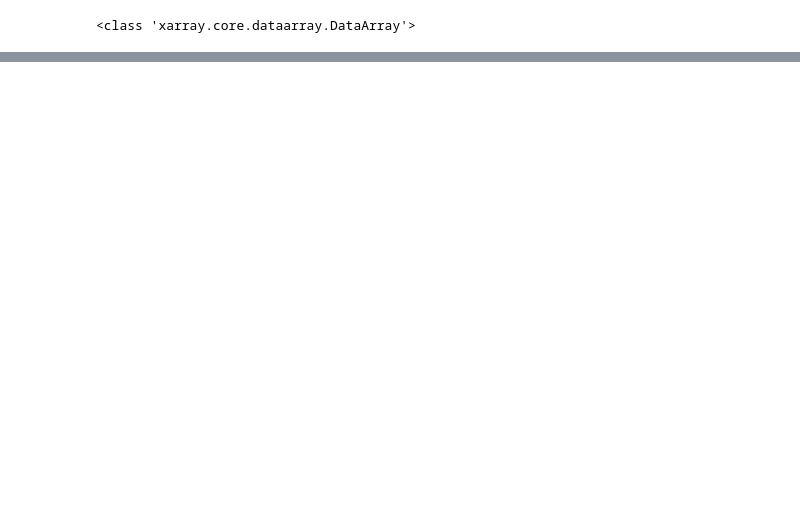
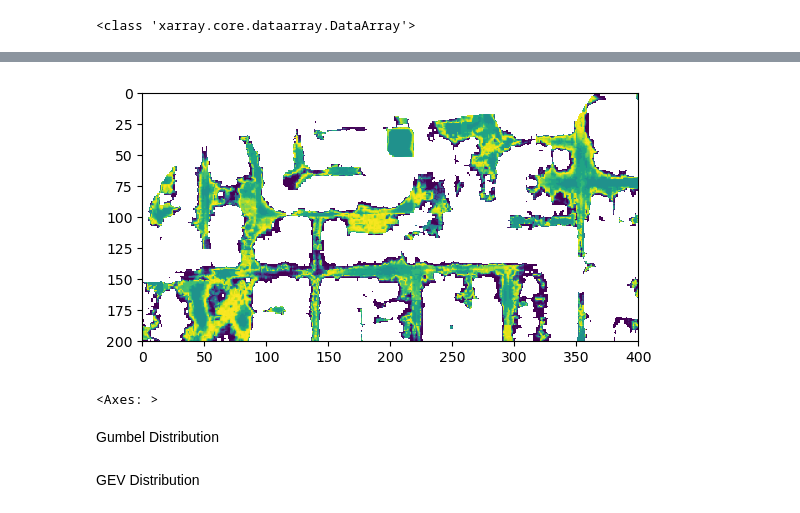
Before and after one commit to arc-pts/ffrd-grid-concept, a Jupyter notebook: 2D_data_map.ipynb, the cells around one changed output, grey strips where cells are left out. Cells and saved outputs as stored; diff of their text form; code cells hidden in the pictures; blank space fills up the shorter version.

Commit message:
updates using more distribution fit

```diff
--- a/2D_data_map.ipynb
+++ b/2D_data_map.ipynb
@@ -329,0 +656,10 @@ LinAlgError: SVD did not converge in Linear Least Squares
+# %%
+flood_10yr = rasterio.open(r"C:\Users\qijue.chen\Downloads\2D_model_output_sample_data\2D_model_output_sample_data\foo-3-0-0.tif",masked=True)
+
+#transform = Affine.from_gdal(*da.attrs['transform']) # this is important to retain the geographic attributes from the file
+show(flood_10yr)
+# %% [output]
+[figure, added]
+<Axes: >
+# %% [markdown]
+Gumbel Distribution
@@ -329,0 +695,2 @@ LinAlgError: SVD did not converge in Linear Least Squares
+# %% [markdown]
+GEV Distribution
```
Also changed, not shown: parts of 50 cells of this notebook.
